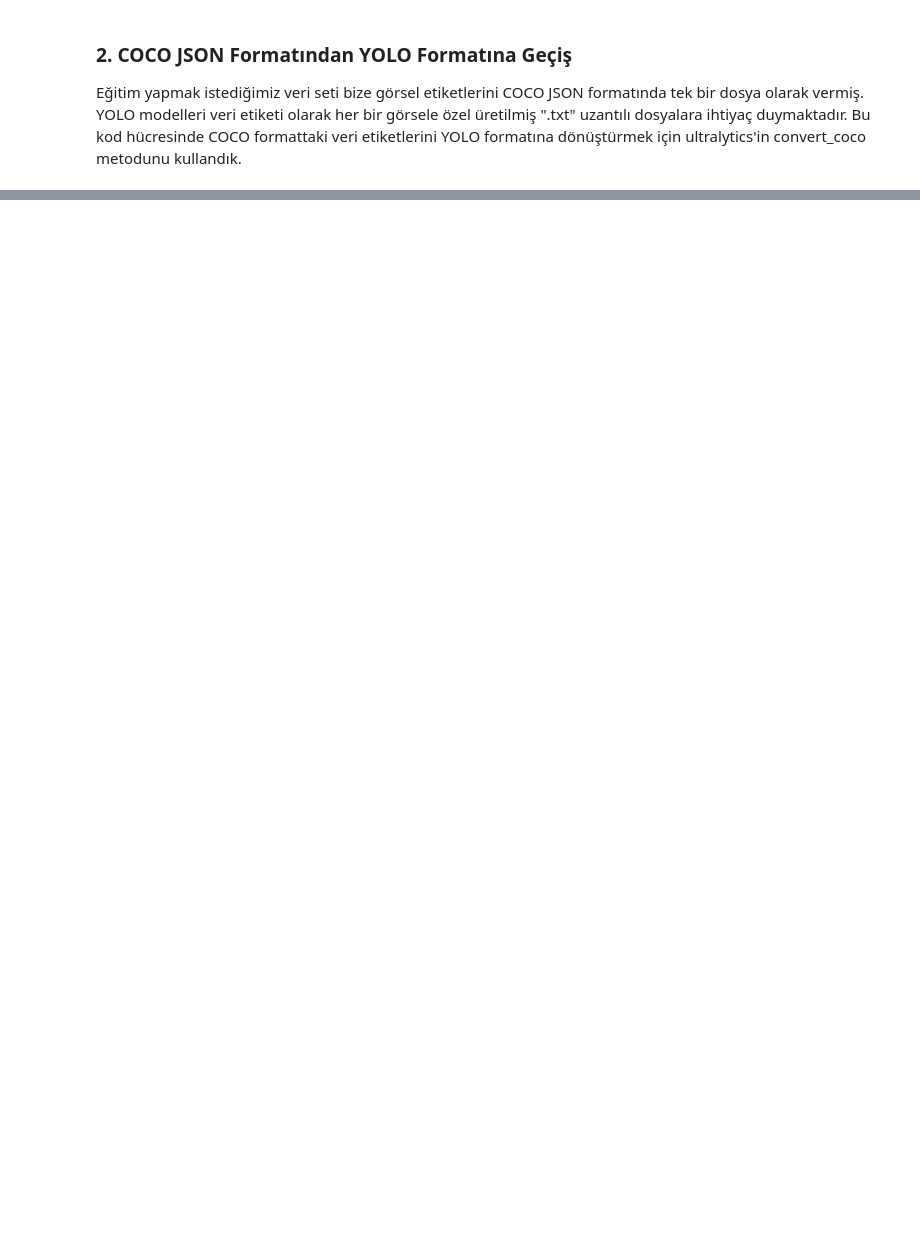
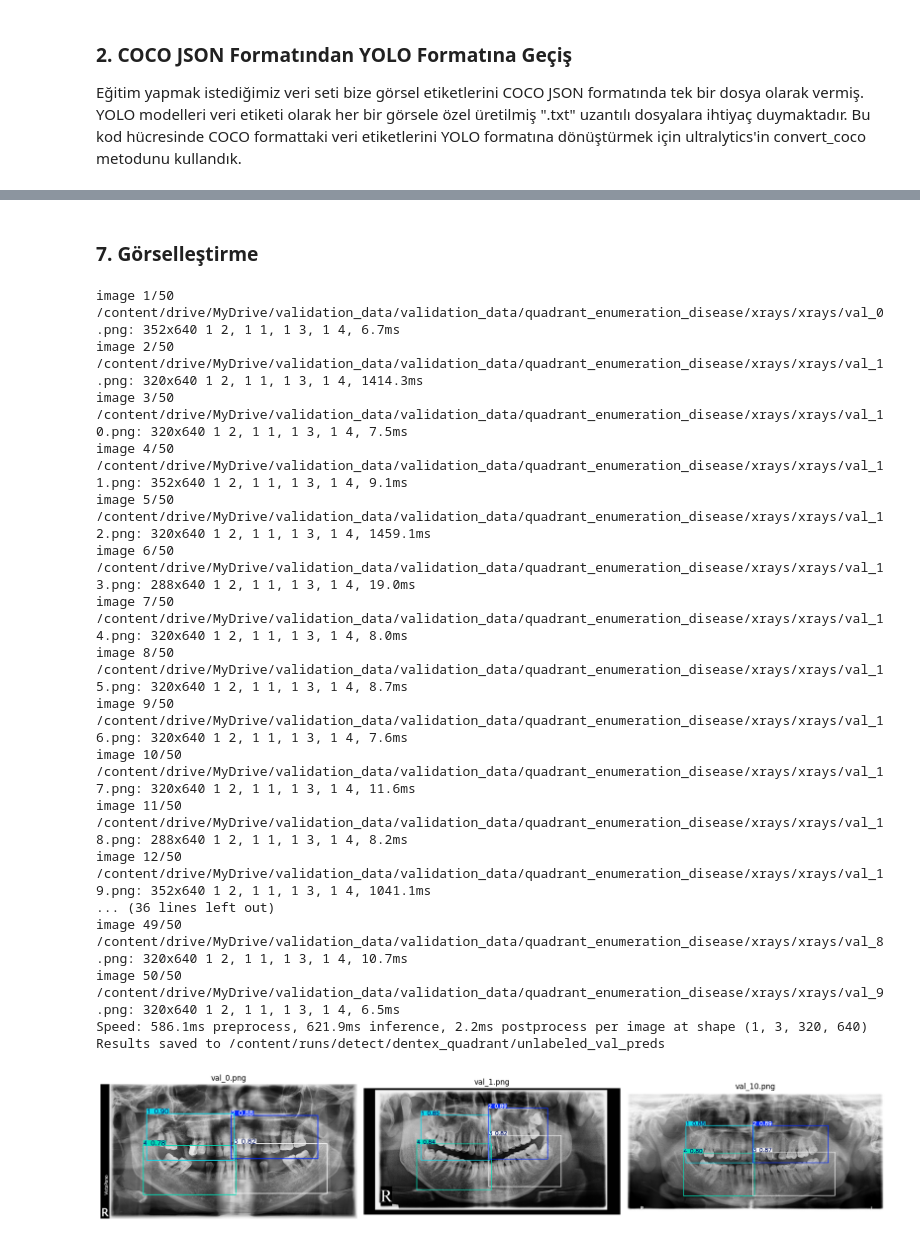
Before and after one commit to yellowpetall/panoramik-rontgenlerde-dis-sayimi-anomali-tespiti, a Jupyter notebook: görevler/quadrants.ipynb, the cells around one changed output, grey strips where cells are left out. Drawn from its saved outputs; the diff is of its cells as text; code cells hidden in the pictures; blank space fills up the shorter version.

```diff
--- a/görevler/quadrants.ipynb
+++ b/görevler/quadrants.ipynb
@@ -96,0 +236,15 @@ with open(Path(train_quadrant_dir) / "quadrant.yaml", "w") as f:
+# %%
+from pathlib import Path
+from ultralytics import YOLO
+
+# YOLO'nun gerçekte kaydettiği tam dosya yolunu veriyoruz
+weights_path = Path("/content/runs/detect/dentex_quadrant/yolov8n_run1-3/weights/best.pt")
+
+best_model = YOLO(str(weights_path))
+
+test_metrics = best_model.val(data=str(yaml_path), split="test")
+
+print(f"Test mAP50: {test_metrics.box.map50:.4f}")
+print(f"Test mAP50-95: {test_metrics.box.map:.4f}")
+print(f"Test Precision: {test_metrics.box.mp:.4f}")
+print(f"Test Recall: {test_metrics.box.mr:.4f}")
@@ -96,0 +269,54 @@ with open(Path(train_quadrant_dir) / "quadrant.yaml", "w") as f:
+# %% [markdown]
+### 7. Görselleştirme
+# %%
+import cv2
+import matplotlib.pyplot as plt
+from pathlib import Path
+
+# D:\.../quadrant_enumeration_disease/xrays yerine BASE_DIR'ın bir üst kırılımındaki validation_data aranıyor
+# Projenizin ana dizini üzerinde ortak bir göreli yol kurgusu uyguluyoruz
+if IN_COLAB:
+    # Colab üzerinde drive yapısına uygun yol tanımlaması
+    unlabeled_val_dir = Path("/content/drive/MyDrive/validation_data/validation_data/quadrant_enumeration_disease/xrays/xrays")
+else:
+    # Yerelde BASE_DIR'ın iki üst kırılımında validation_data arar
+    base_dir = BASE_DIR if "BASE_DIR" in globals() else Path("./training_data/training_data/quadrant").resolve()
+    unlabeled_val_dir = base_dir.parents[2] / "validation_data" / "validation_data" / "quadrant_enumeration_disease" / "xrays"
+
+preds = best_model.predict(
+    source=str(unlabeled_val_dir.resolve()) if unlabeled_val_dir.exists() else str(unlabeled_val_dir),
+    conf=0.5,
+    save=True,
+    project="dentex_quadrant",
+    name="unlabeled_val_preds"
+)
+
+# İlk 3 tahmin sonucunu notebook içinde görselleştir
+fig, axes = plt.subplots(1, 3, figsize=(18, 6))
+for i in range(min(3, len(preds))):
+    plotted = preds[i].plot()
+    axes[i].imshow(cv2.cvtColor(plotted, cv2.COLOR_BGR2RGB))
+    axes[i].set_title(Path(preds[i].path).name)
+    axes[i].axis("off")
+
+plt.tight_layout()
+plt.show()
+# %% [output]
+image 1/50 /content/drive/MyDrive/validation_data/validation_data/quadrant_enumeration_disease/xrays/xrays/val_0.png: 352x640 1 2, 1 1, 1 3, 1 4, 6.7ms
+image 2/50 /content/drive/MyDrive/validation_data/validation_data/quadrant_enumeration_disease/xrays/xrays/val_1.png: 320x640 1 2, 1 1, 1 3, 1 4, 1414.3ms
+image 3/50 /content/drive/MyDrive/validation_data/validation_data/quadrant_enumeration_disease/xrays/xrays/val_10.png: 320x640 1 2, 1 1, 1 3, 1 4, 7.5ms
+image 4/50 /content/drive/MyDrive/validation_data/validation_data/quadrant_enumeration_disease/xrays/xrays/val_11.png: 352x640 1 2, 1 1, 1 3, 1 4, 9.1ms
+image 5/50 /content/drive/MyDrive/validation_data/validation_data/quadrant_enumeration_disease/xrays/xrays/val_12.png: 320x640 1 2, 1 1, 1 3, 1 4, 1459.1ms
+image 6/50 /content/drive/MyDrive/validation_data/validation_data/quadrant_enumeration_disease/xrays/xrays/val_13.png: 288x640 1 2, 1 1, 1 3, 1 4, 19.0ms
+image 7/50 /content/drive/MyDrive/validation_data/validation_data/quadrant_enumeration_disease/xrays/xrays/val_14.png: 320x640 1 2, 1 1, 1 3, 1 4, 8.0ms
+image 8/50 /content/drive/MyDrive/validation_data/validation_data/quadrant_enumeration_disease/xrays/xrays/val_15.png: 320x640 1 2, 1 1, 1 3, 1 4, 8.7ms
+image 9/50 /content/drive/MyDrive/validation_data/validation_data/quadrant_enumeration_disease/xrays/xrays/val_16.png: 320x640 1 2, 1 1, 1 3, 1 4, 7.6ms
+image 10/50 /content/drive/MyDrive/validation_data/validation_data/quadrant_enumeration_disease/xrays/xrays/val_17.png: 320x640 1 2, 1 1, 1 3, 1 4, 11.6ms
+image 11/50 /content/drive/MyDrive/validation_data/validation_data/quadrant_enumeration_disease/xrays/xrays/val_18.png: 288x640 1 2, 1 1, 1 3, 1 4, 8.2ms
+image 12/50 /content/drive/MyDrive/validation_data/validation_data/quadrant_enumeration_disease/xrays/xrays/val_19.png: 352x640 1 2, 1 1, 1 3, 1 4, 1041.1ms
+... (36 lines left out)
+image 49/50 /content/drive/MyDrive/validation_data/validation_data/quadrant_enumeration_disease/xrays/xrays/val_8.png: 320x640 1 2, 1 1, 1 3, 1 4, 10.7ms
+image 50/50 /content/drive/MyDrive/validation_data/validation_data/quadrant_enumeration_disease/xrays/xrays/val_9.png: 320x640 1 2, 1 1, 1 3, 1 4, 6.5ms
+Speed: 586.1ms preprocess, 621.9ms inference, 2.2ms postprocess per image at shape (1, 3, 320, 640)
+Results saved to /content/runs/detect/dentex_quadrant/unlabeled_val_preds
+[figure, added]
```
Also changed, not shown: parts of 16 cells of this notebook.
